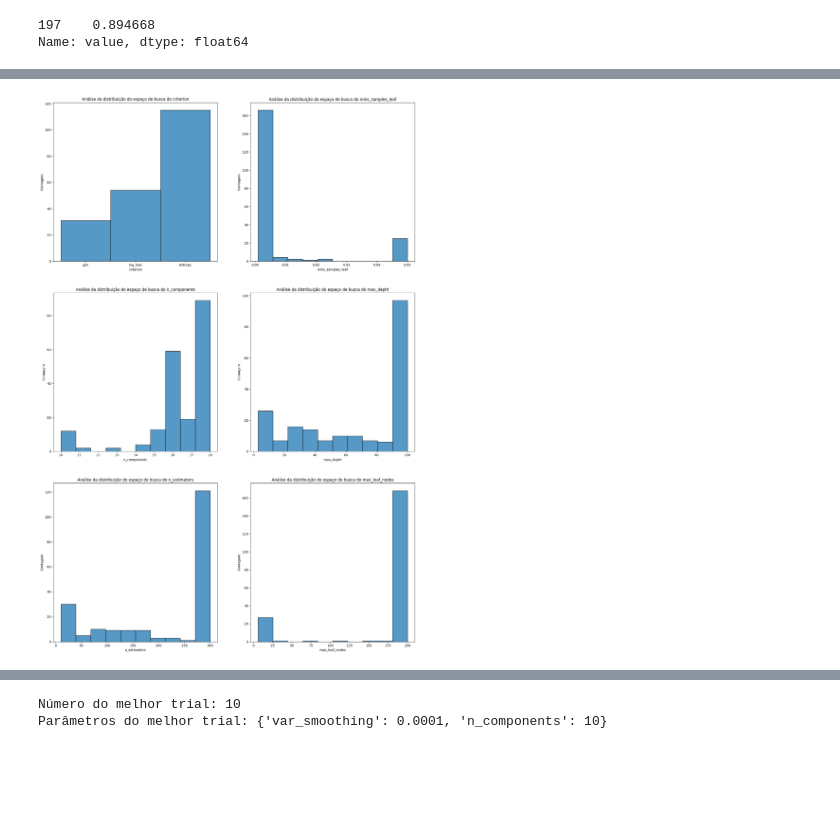
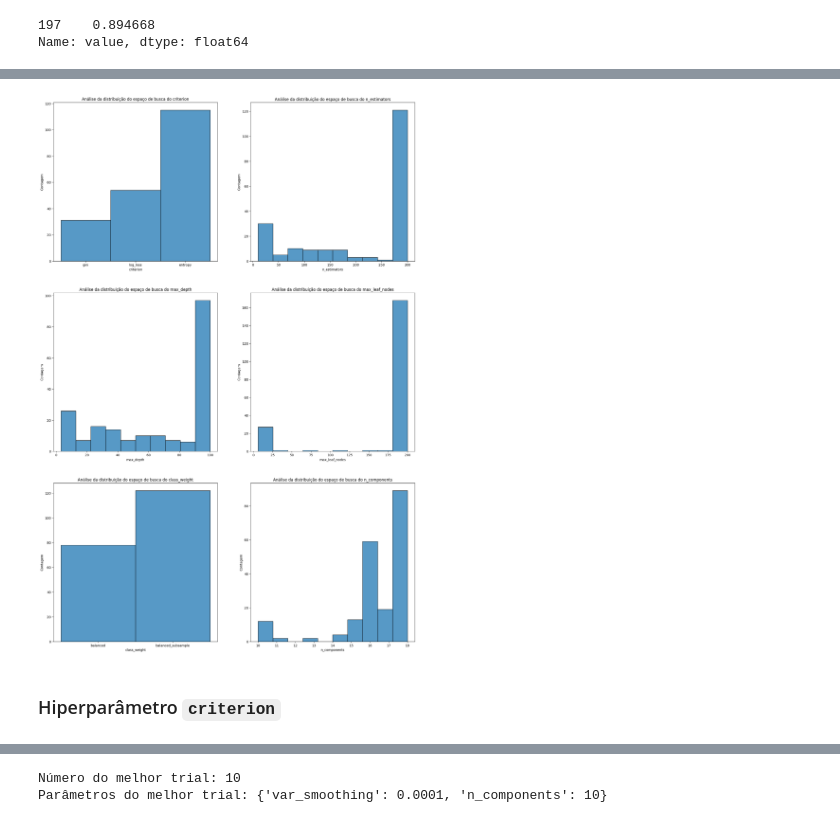
Before and after one commit to Angel-3001/criatura_lend-ria_2-tiamat, a Jupyter notebook: Análise-Otimização.ipynb, the cells around one changed output, grey strips where cells are left out. Cells and saved outputs as stored; diff of their text form; code cells hidden in the pictures; blank space fills up the shorter version.

```diff
--- a/Análise-Otimização.ipynb
+++ b/Análise-Otimização.ipynb
@@ -30,7 +46,7 @@ vis.plot_param_importances(objeto_de_estudo_kNN)
 # %%
 HYPERPARMS_ANALISYS = ["params_n_components", "params_n_neighbors"]
 
-figs, axis = plt.subplots(ncols=len(HYPERPARMS_ANALISYS), figsize=(10, 5))
+figs, axis = plt.subplots(ncols=len(HYPERPARMS_ANALISYS), figsize=(20, 10))
 
 for hyperparam, ax in zip(HYPERPARMS_ANALISYS, axis):
     sns.histplot(
@@ -40,7 +56,7 @@ for hyperparam, ax in zip(HYPERPARMS_ANALISYS, axis):
     )
 
     hyperparam = hyperparam.replace("params_", "")
-    ax.set_title(f"Análise da distribuição do espaço de busca do {hyperparam}")
+    ax.set_title(f"Análise da distribuição do espaço de busca do {hyperparam}", size=15)
     ax.set_xlabel(hyperparam)
     ax.set_ylabel("Contagem")
 # %% [output]
@@ -71,9 +111,9 @@ vis.plot_param_importances(objeto_de_estudo_Tree)
 # %%
 HYPERPARMS_ANALISYS = [
     "params_criterion",
-    "params_max_depth",
+    "params_min_impurity_decrease",
     "params_min_weight_fraction_leaf",
-    "params_max_leaf_nodes"
+    "params_mins_samples_leaf"
 ]
 
 figs, axis = plt.subplots(nrows=2, ncols=2, figsize=(20, 20))
@@ -100,8 +142,9 @@ for hyperparam, pos in zip(HYPERPARMS_ANALISYS, eixos):
 # %%
 HYPERPARMS_ANALISYS = [
-    "params_mins_samples_leaf",
+    "params_n_components",
     "params_min_samples_split",
-    "params_n_components"
+    "params_max_leaf_nodes",
+    "params_max_depth"
 ]
 
 figs, axis = plt.subplots(nrows=2, ncols=2, figsize=(20, 20))
@@ -151,32 +250,34 @@ vis.plot_param_importances(objeto_de_estudo_Forest)
 # %%
 HYPERPARMS_ANALISYS = [
     "params_criterion",
-    "params_mins_samples_leaf",
-    "params_n_components",
+    "params_n_estimators",
     "params_max_depth",
-    "params_n_estimators",
-    "params_max_leaf_nodes"
+    "params_max_leaf_nodes",
+    "params_class_weight",
+    "params_n_components"
 ]
 
 figs, axis = plt.subplots(nrows=3, ncols=2, figsize=(20, 30))
 
 eixos = [
     [0,0], [0,1],
     [1,0], [1,1],
     [2,0], [2,1]
 ]
 
 for hyperparam, pos in zip(HYPERPARMS_ANALISYS, eixos):
     ax = axis[pos[0], pos[1]]
     sns.histplot(
         df[hyperparam],
         bins=10,
         ax=ax
     )
 
     hyperparam = hyperparam.replace("params_", "")
     ax.set_title(f"Análise da distribuição do espaço de busca do {hyperparam}")
     ax.set_xlabel(hyperparam)
     ax.set_ylabel("Contagem")
 # %% [output]
-[figure, old version]
+[figure, new version]
+# %% [markdown]
+### Hiperparâmetro ``criterion``
```
Also changed, not shown: parts of 122 cells of this notebook, 30 other files.
